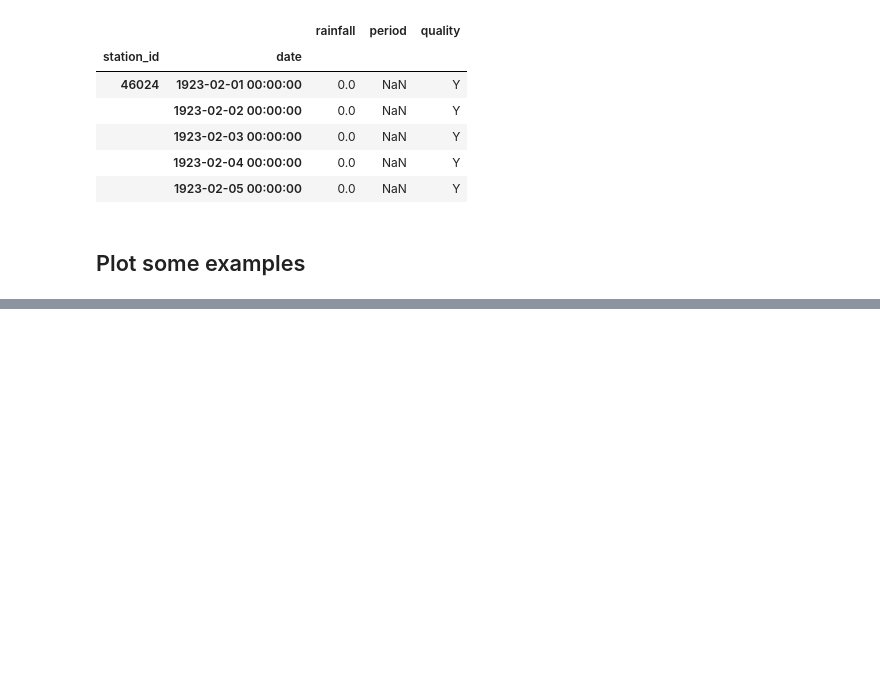
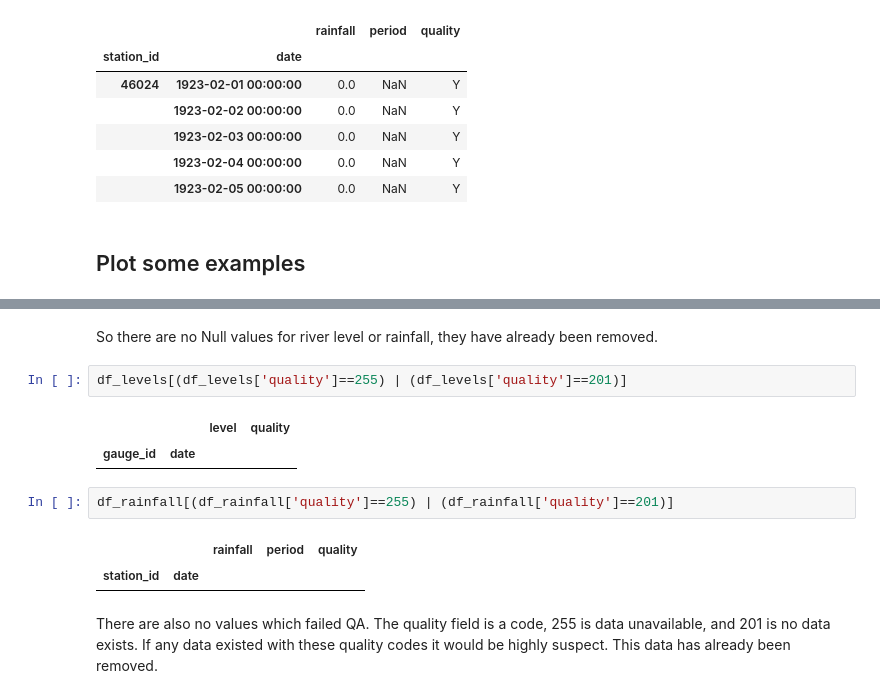
Before and after one commit to jemmaherbert/river-level-predictions, a Jupyter notebook: inital_exploration.ipynb, the cells around one changed output, grey strips where cells are left out. Cells and saved outputs as stored; diff of their text form; blank space fills up the shorter version.

```diff
--- a/inital_exploration.ipynb
+++ b/inital_exploration.ipynb
@@ -54,0 +86,14 @@ df_rainfall.loc[nearest_station].loc[datemin:datemax, 'rainfall'].plot()
+# %% [markdown]
+So there are no Null values for river level or rainfall, they have already been removed.
+# %%
+df_levels[(df_levels['quality']==255) | (df_levels['quality']==201)]
+# %% [output]
+|  |  | level | quality |
+| gauge_id | date |  |  |
+# %%
+df_rainfall[(df_rainfall['quality']==255) | (df_rainfall['quality']==201)]
+# %% [output]
+|  |  | rainfall | period | quality |
+| station_id | date |  |  |  |
+# %% [markdown]
+There are also no values which failed QA. The quality field is a code, 255 is data unavailable, and 201 is no data exists. If any data existed with these quality codes it would be highly suspect. This data has already been removed.
```
Also changed, not shown: parts of 15 cells of this notebook, 1 other file.
